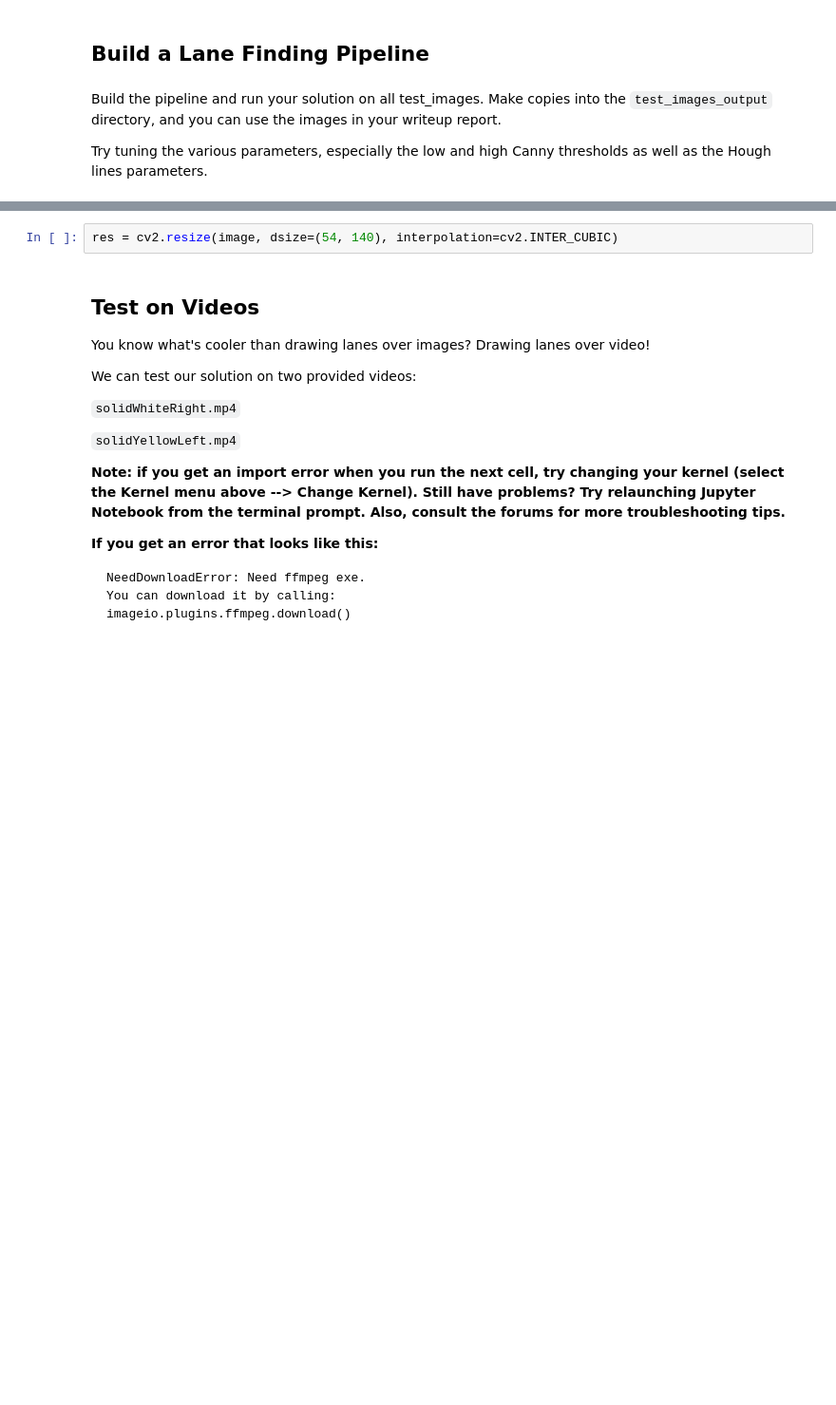
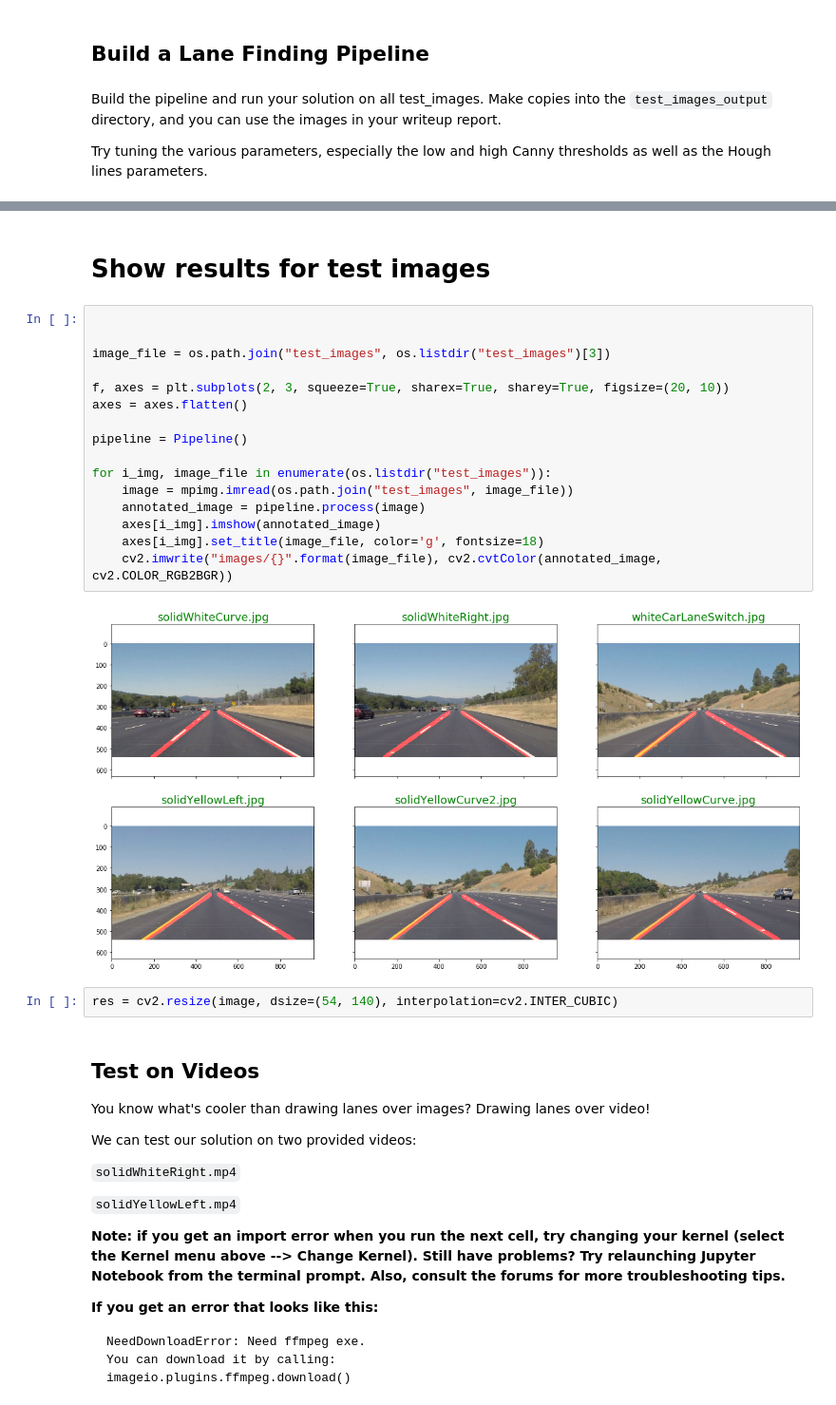
Before and after one commit to shacharm2/CarND-LaneLines-P1, a Jupyter notebook: P1.ipynb, the cells around one changed output, grey strips where cells are left out. Shown at 95% size. Saved outputs shown, nothing was run; the diff lists cells and outputs as text; blank space fills up the shorter version.

```diff
--- a/P1.ipynb
+++ b/P1.ipynb
@@ -496,3 +521,23 @@ test_images/solidYellowLeft.jpg
+# %% [markdown]
+# Show results for test images
+# %%
+
+
+image_file = os.path.join("test_images", os.listdir("test_images")[3])
+
+f, axes = plt.subplots(2, 3, squeeze=True, sharex=True, sharey=True, figsize=(20, 10))
+axes = axes.flatten()
+
+pipeline = Pipeline()
+
+for i_img, image_file in enumerate(os.listdir("test_images")):
+    image = mpimg.imread(os.path.join("test_images", image_file))
+    annotated_image = pipeline.process(image)
+    axes[i_img].imshow(annotated_image)
+    axes[i_img].set_title(image_file, color='g', fontsize=18)
+    cv2.imwrite("images/{}".format(image_file), cv2.cvtColor(annotated_image, cv2.COLOR_RGB2BGR))
+# %% [output]
+[figure, added]
 # %%
 res = cv2.resize(image, dsize=(54, 140), interpolation=cv2.INTER_CUBIC)
 # %% [markdown]
```
Also changed, not shown: parts of 9 cells of this notebook, 15 other files.
